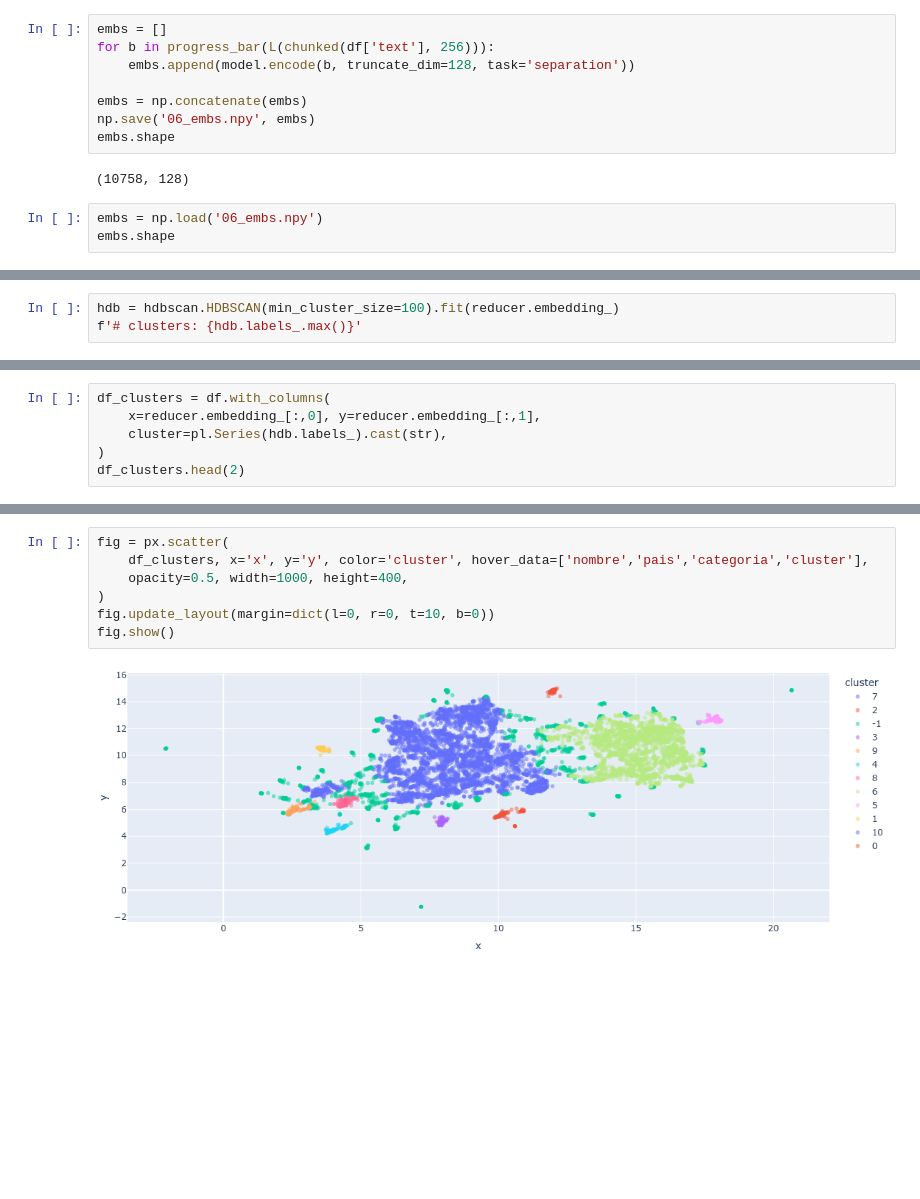
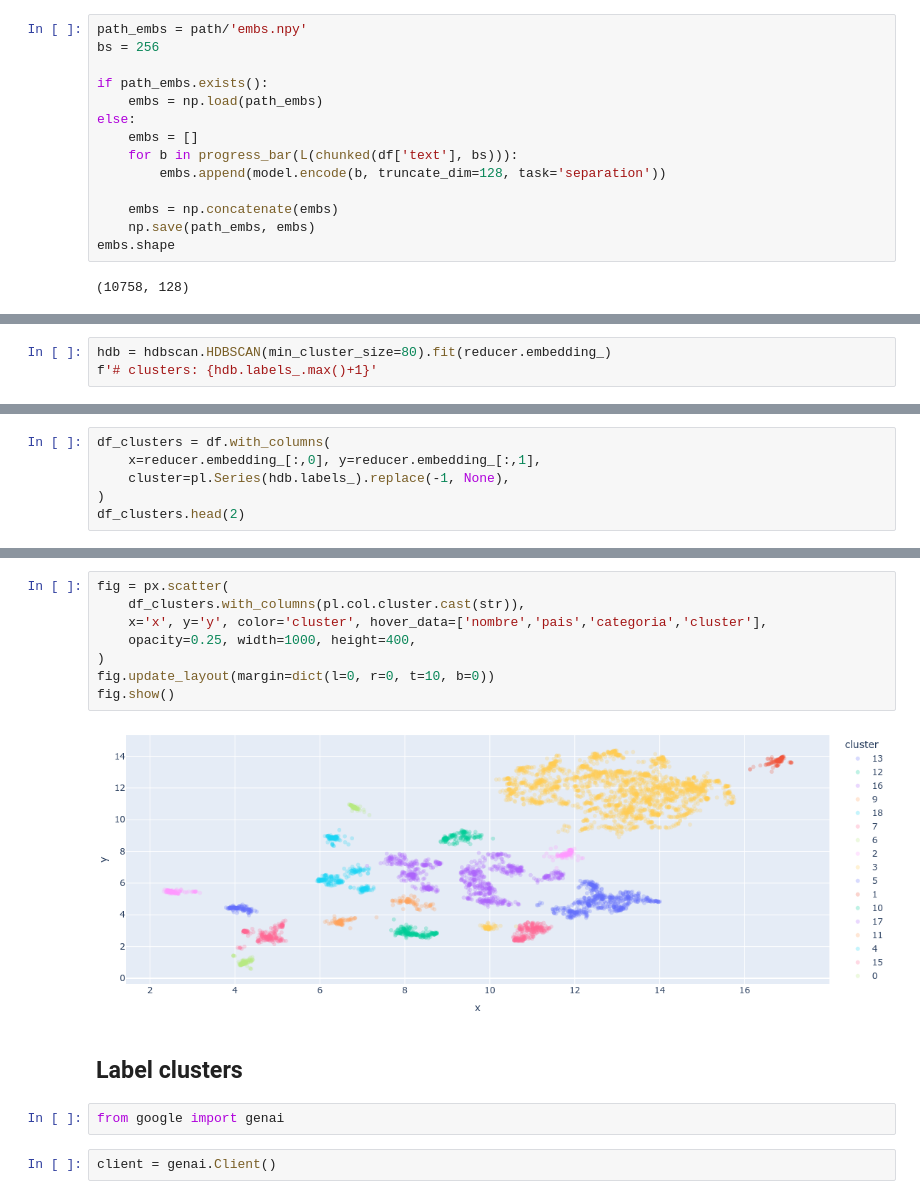
Before and after one commit to renato145/pucp_bootcamp_202401, a Jupyter notebook: nbs/06_clustering.ipynb, the cells around one changed output, grey strips where cells are left out. Cells and saved outputs as stored; diff of their text form; blank space fills up the shorter version.

```diff
--- a/nbs/06_clustering.ipynb
+++ b/nbs/06_clustering.ipynb
@@ -112,13 +143,16 @@ flash_attn is not installed. Using PyTorch native attention implementation.
 # %%
-embs = []
-for b in progress_bar(L(chunked(df['text'], 256))):
-    embs.append(model.encode(b, truncate_dim=128, task='separation'))
+path_embs = path/'embs.npy'
+bs = 256
 
-embs = np.concatenate(embs)
-np.save('06_embs.npy', embs)
+if path_embs.exists():
+    embs = np.load(path_embs)
+else:
+    embs = []
+    for b in progress_bar(L(chunked(df['text'], bs))):
+        embs.append(model.encode(b, truncate_dim=128, task='separation'))
+
+    embs = np.concatenate(embs)
+    np.save(path_embs, embs)
 embs.shape
 # %% [output]
 (10758, 128)
-# %%
-embs = np.load('06_embs.npy')
-embs.shape
@@ -134,5 +168,5 @@ Wall time: 11.7 s
 (10758, 2)
 # %%
-hdb = hdbscan.HDBSCAN(min_cluster_size=100).fit(reducer.embedding_)
-f'# clusters: {hdb.labels_.max()}'
+hdb = hdbscan.HDBSCAN(min_cluster_size=80).fit(reducer.embedding_)
+f'# clusters: {hdb.labels_.max()+1}'
 # %% [output]
@@ -140,7 +178,7 @@ f'# clusters: {hdb.labels_.max()}'
 # %%
 df_clusters = df.with_columns(
     x=reducer.embedding_[:,0], y=reducer.embedding_[:,1],
-    cluster=pl.Series(hdb.labels_).cast(str),
+    cluster=pl.Series(hdb.labels_).replace(-1, None),
 )
 df_clusters.head(2)
 # %% [output]
@@ -152,9 +190,16 @@ shape: (2, 8)
 # %%
 fig = px.scatter(
-    df_clusters, x='x', y='y', color='cluster', hover_data=['nombre','pais','categoria','cluster'],
-    opacity=0.5, width=1000, height=400,
+    df_clusters.with_columns(pl.col.cluster.cast(str)),
+    x='x', y='y', color='cluster', hover_data=['nombre','pais','categoria','cluster'],
+    opacity=0.25, width=1000, height=400,
 )
 fig.update_layout(margin=dict(l=0, r=0, t=10, b=0))
 fig.show()
 # %% [output]
-[figure, old version]
+[figure, new version]
+# %% [markdown]
+## Label clusters
+# %%
+from google import genai
+# %%
+client = genai.Client()
```
Also changed, not shown: parts of 24 cells of this notebook.
